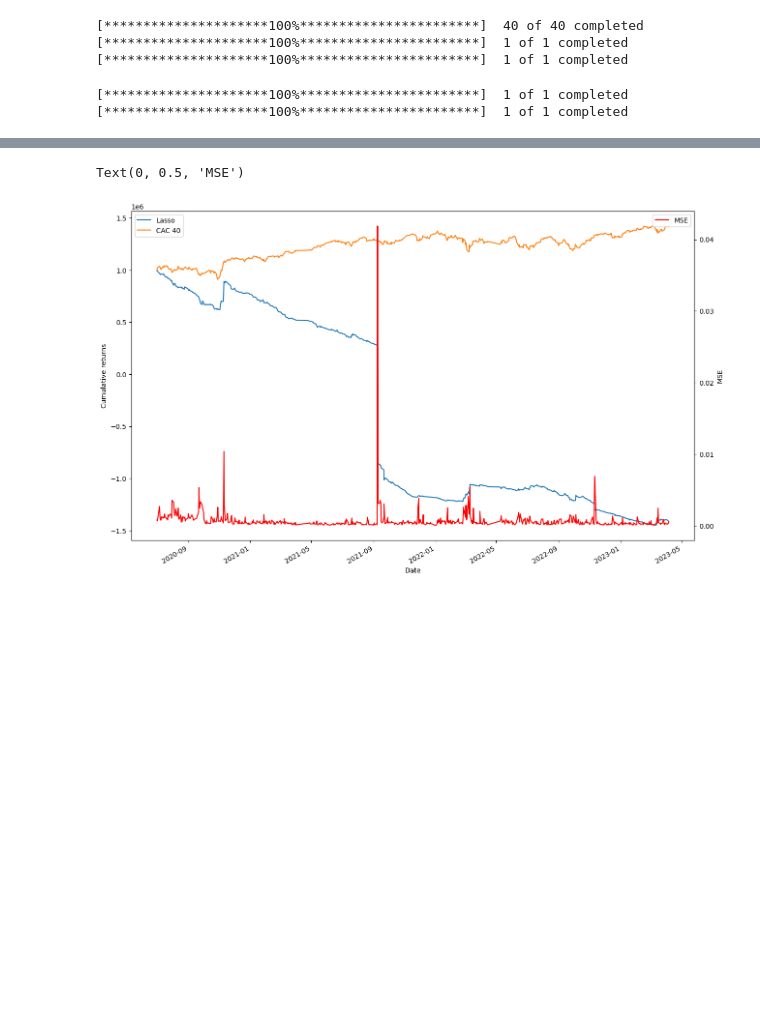
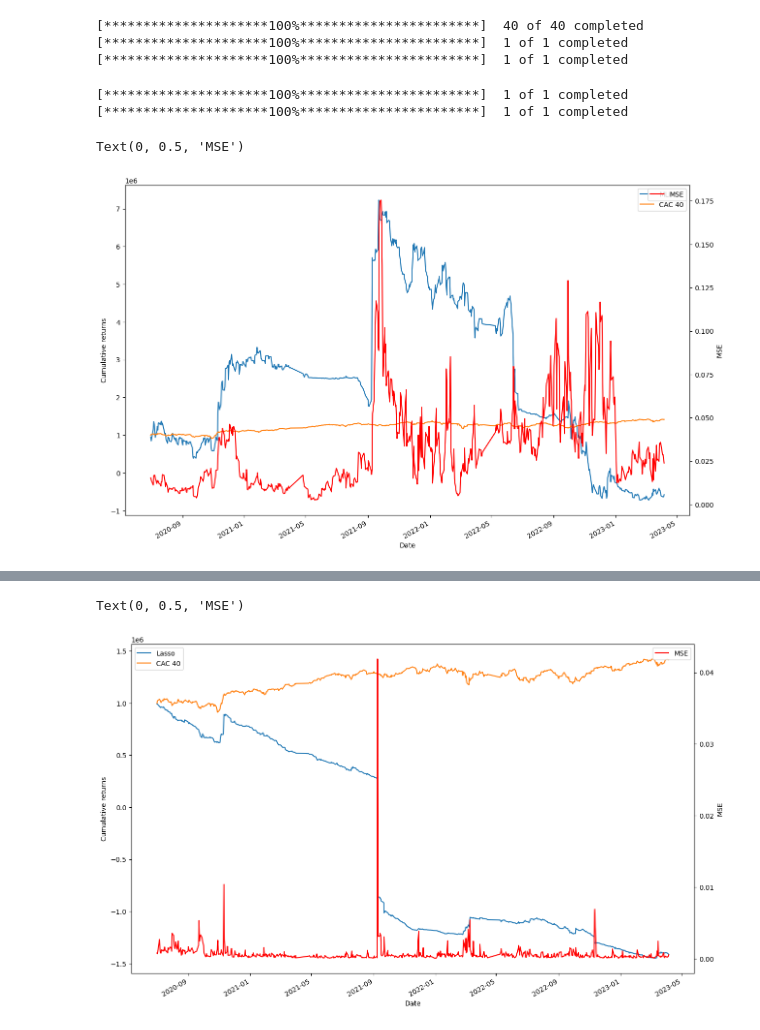
Before and after one commit to mattdimi/DLPSRP, a Jupyter notebook: LinearModels.ipynb, the cells around one changed output, grey strips where cells are left out. Saved outputs shown, nothing was run; the diff lists cells and outputs as text; code cells hidden in the pictures; blank space fills up the shorter version.

Commit message:
Minor changes in MLP / included results of MLP in LinearModels

```diff
--- a/LinearModels.ipynb
+++ b/LinearModels.ipynb
@@ -115,9 +115,34 @@ model_2 = Model("LogisticRegression", "classification", LogisticRegression(C = 0
 model_3 = Model("LinearRegression", "regression", LinearRegression(14))
 
 models = [model_1, model_2, model_3]
+# %%
+from MLP import MLP
+
+model_4 = Model(name = "MultiLayerPerceptronRegression", type = "regression", model_class= MLP(14, 64, 3, model_type="regression"))
+model_5 = Model(name = "MultiLayerPerceptronClassification", type = "classification", model_class= MLP(14, 64, 3, model_type="classification"))
+# %%
+models = [model_4, model_5]
 # %%
 forecasts_val, forecasts_test, weights_valid, weights_test, opt_param_dict, valid_index_full, test_index_full = forecaster.evaluate_test_models(models = models, prec_mat = prec_mat, lambdas = lambdas, alphas = alphas, thetas = thetas, capital = capital, stock_returns=returns, risk_free=risk_free, benchmark_returns=benchmark_returns)
 # %%
 weights_test_full_lasso = weights_test["Lasso"]
 weights_test_full_logistic = weights_test["LogisticRegression"]
 weights_test_full_linear = weights_test["LinearRegression"]
+# %%
+weights_test_full_MLP_regression = weights_test["MultiLayerPerceptronRegression"]
+weights_test_full_MLP_classification = weights_test["MultiLayerPerceptronClassification"]
+# %%
+backtest = BackTester(weights_test_full_MLP_regression, returns, capital, risk_free, benchmark=benchmark_returns, name = "MLP")
+backtest_statistics = backtest.get_backtest_statistics()
+cum_returns = backtest.get_strategy_cumulative_returns()
+cum_returns["MSE"] = (forecasts_test["MultiLayerPerceptronRegression"] - returns.loc[test_index_full, :]).apply(lambda x: x**2).mean(axis = 1)
+
+fig, ax1 = plt.subplots()
+ax2 = ax1.twinx()
+cum_returns.plot(y = ["MLP", "CAC 40"], ax = ax1, figsize = (15, 10))
+cum_returns.plot(y = "MSE", ax = ax2, color = "red")
+ax1.set_ylabel("Cumulative returns")
+ax2.set_ylabel("MSE")
+# %% [output]
+Text(0, 0.5, 'MSE')
+[figure, added]
```
Also changed, not shown: parts of 4 cells of this notebook, 2 other files.
